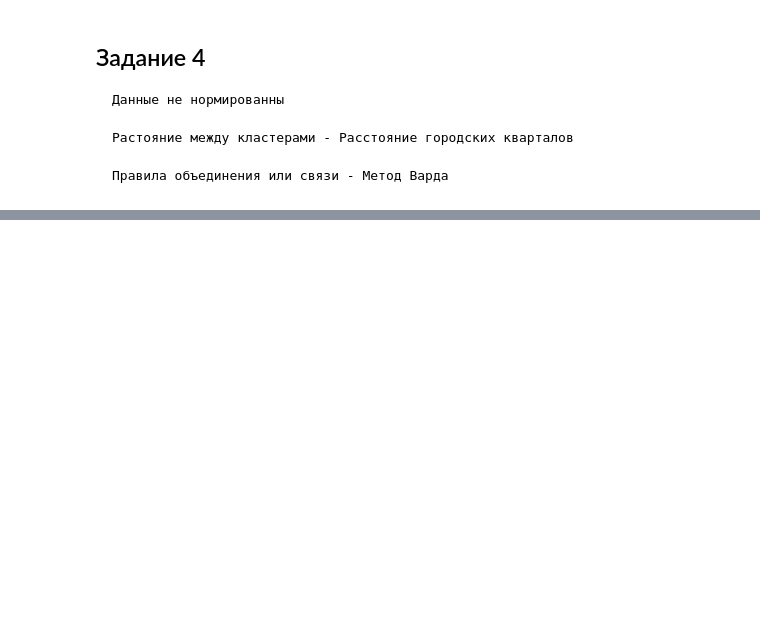
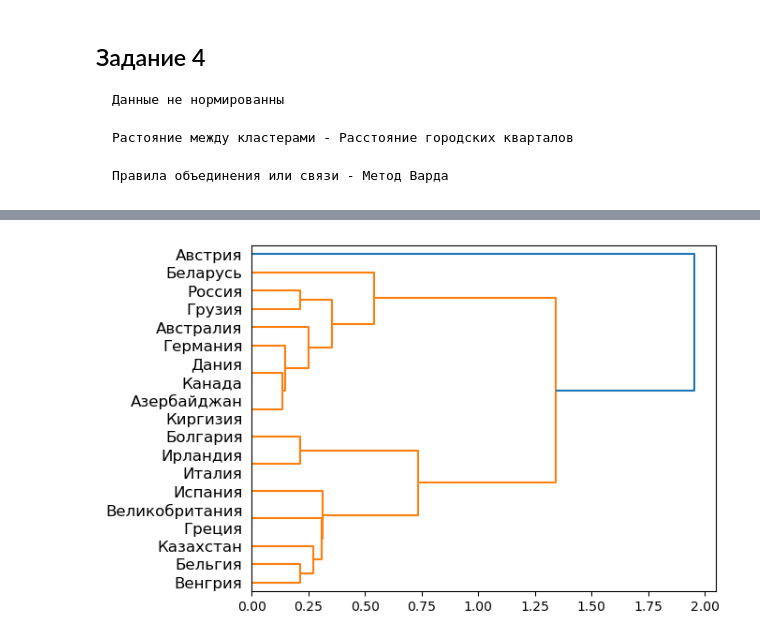
Before and after one commit to UIIf/Study, a Jupyter notebook: 4course/ClustA/lab1.ipynb, the cells around one changed output, grey strips where cells are left out. Cells and saved outputs as stored; diff of their text form; code cells hidden in the pictures; blank space fills up the shorter version.

```diff
--- a/4course/ClustA/lab1.ipynb
+++ b/4course/ClustA/lab1.ipynb
@@ -145,0 +200,4 @@ plt.show()
+# %%
+df = pd.read_csv("data_lab1_task6.csv", delimiter=";", decimal=",")
+df = df[df["num"]!=5]
+data = get_data_from_df(df)
@@ -145,0 +262,6 @@ plt.show()
+# %%
+links = generate_links(*hierarchical_tree(data, nearest_neighbour))
+dn = dendrogram(links, labels=list(data.keys()),orientation='right')
+plt.show()
+# %% [output]
+[figure, added]
```
Also changed, not shown: parts of 25 cells of this notebook, 1 other file.
